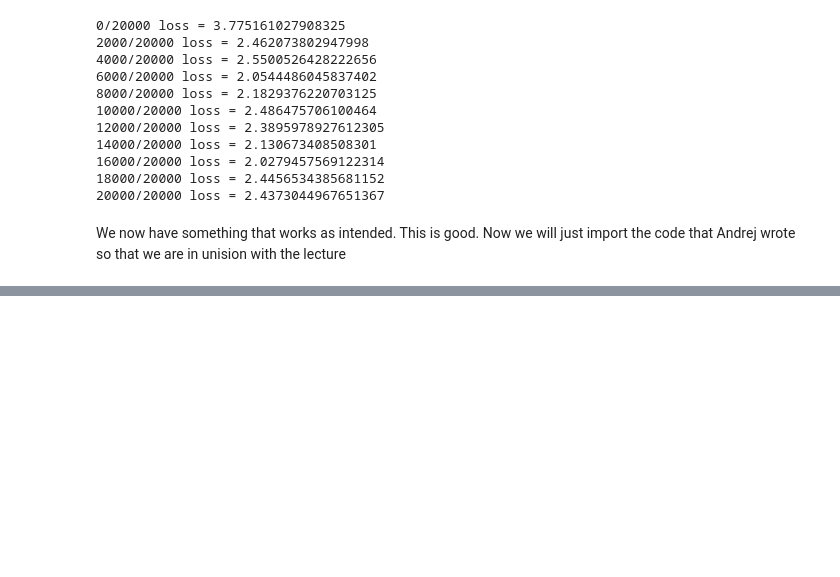
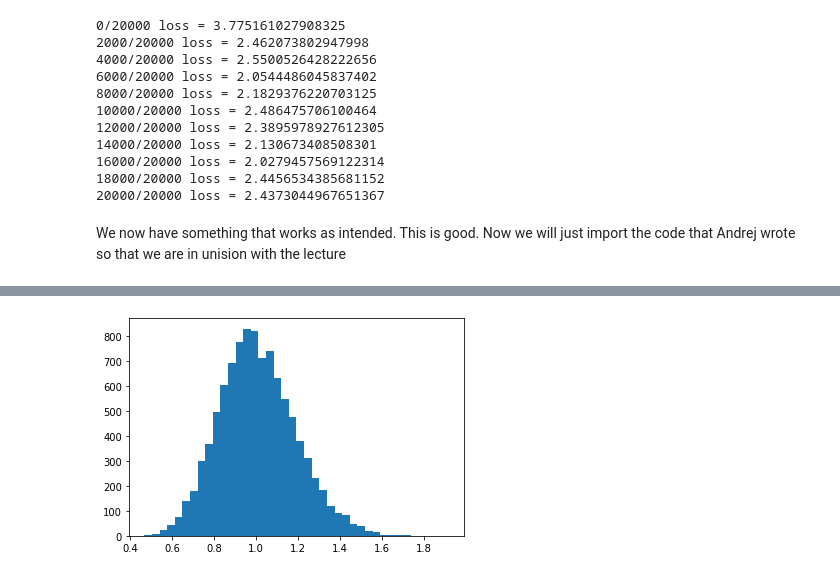
Before and after one commit to bharathr98/makemore, a Jupyter notebook: lecture-4.ipynb, the cells around one changed output, grey strips where cells are left out. Cells and saved outputs as stored; diff of their text form; code cells hidden in the pictures; blank space fills up the shorter version.

```diff
--- a/lecture-4.ipynb
+++ b/lecture-4.ipynb
@@ -211,0 +550,8 @@ We now have something that works as intended. This is good. Now we will just imp
+# %%
+biasedvars = []
+unbiasedvars = []
+for _ in range(10000):
+    smallSampleix = torch.randint(num_samples, (64,))
+    smallSample = samples[smallSampleix]
+    biasedvars.append(smallSample.var(unbiased=False))
+    unbiasedvars.append(smallSample.var(unbiased=True))
@@ -211,0 +566,4 @@ We now have something that works as intended. This is good. Now we will just imp
+# %%
+plt.hist(unbiasedvars,bins=40);
+# %% [output]
+[figure, added]
```
Also changed, not shown: parts of 23 cells of this notebook.
